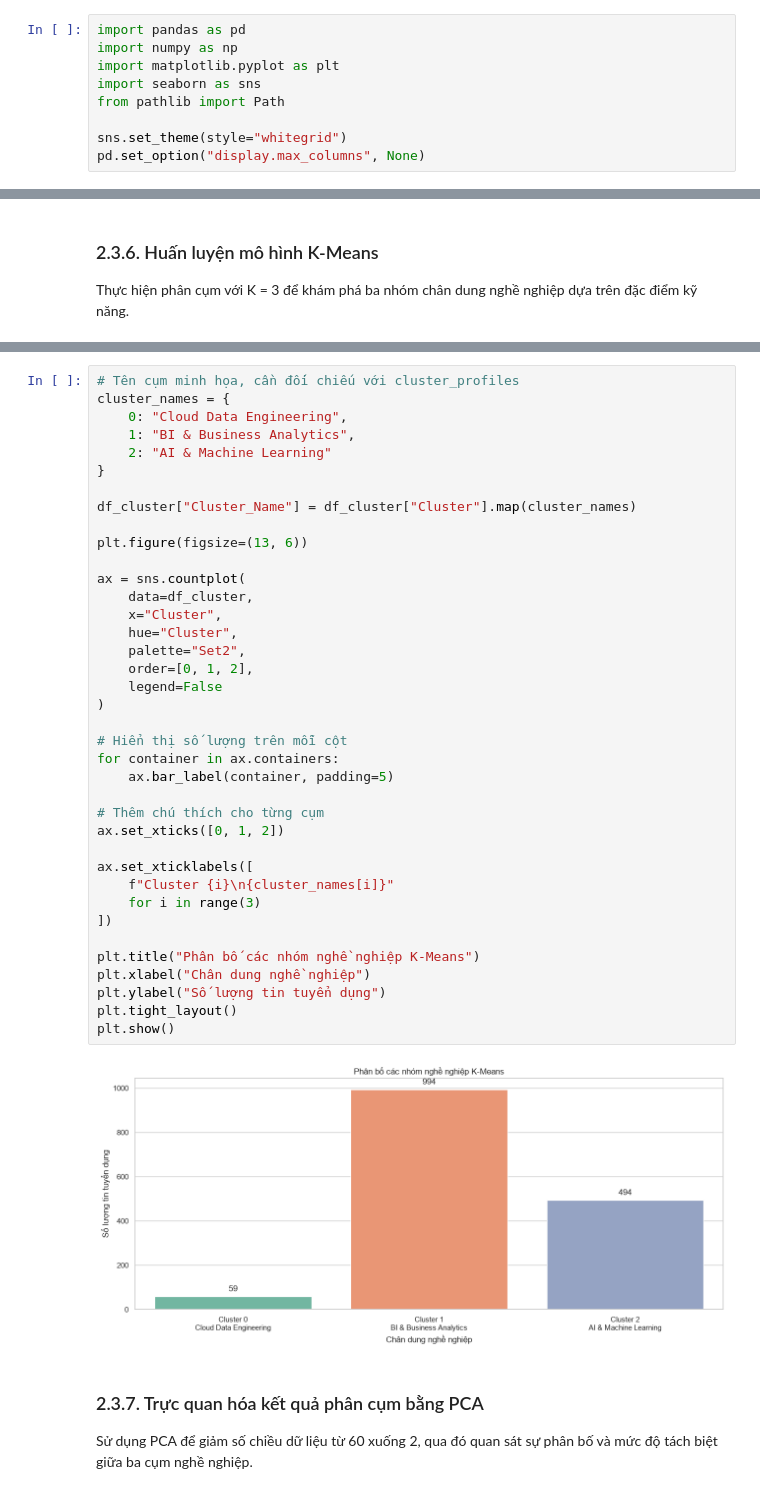
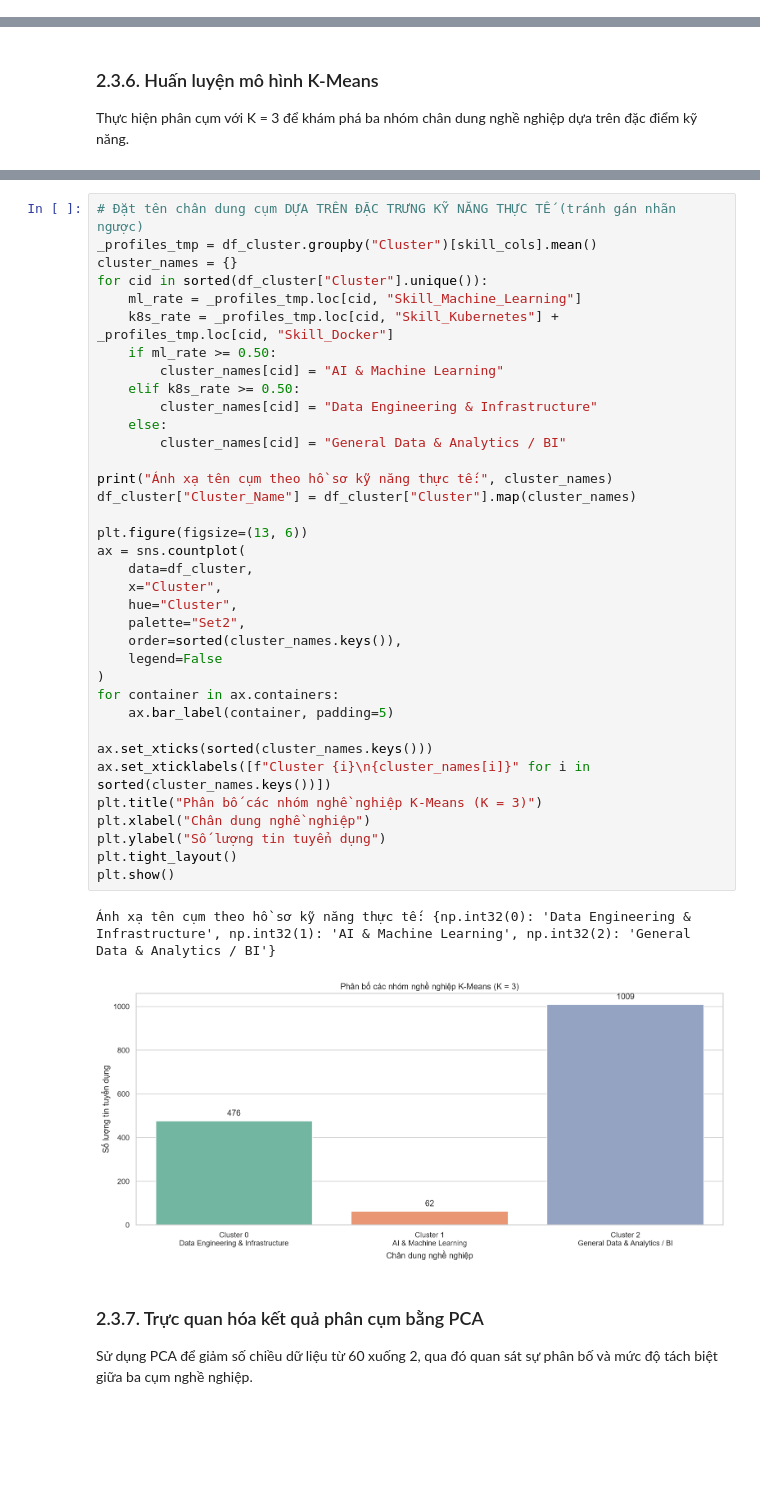
Before and after one commit to NguyenSonDong/crawl-data-job-it-, a Jupyter notebook: notebooks/TV2_EDA_Clustering_Apriori.ipynb, the cells around one changed output, grey strips where cells are left out. Saved outputs shown, nothing was run; the diff lists cells and outputs as text; blank space fills up the shorter version.

```diff
--- a/notebooks/TV2_EDA_Clustering_Apriori.ipynb
+++ b/notebooks/TV2_EDA_Clustering_Apriori.ipynb
@@ -494,15 +620,6 @@ Dữ liệu sau chuẩn hóa:
    1.35977465  1.42803807  1.95047374  2.14594326  2.53722289  2.01795222]]
 # %% [markdown]
 ### 2.3.3. Xác định số cụm bằng Elbow Method
-# %%
-import pandas as pd
-import numpy as np
-import matplotlib.pyplot as plt
-import seaborn as sns
-from pathlib import Path
-
-sns.set_theme(style="whitegrid")
-pd.set_option("display.max_columns", None)
 # %%
 inertias = []
 K_range = range(1, 11)
@@ -667,43 +784,42 @@ cluster_summary
 # %%
-# Tên cụm minh họa, cần đối chiếu với cluster_profiles
-cluster_names = {
-    0: "Cloud Data Engineering",
-    1: "BI & Business Analytics",
-    2: "AI & Machine Learning"
-}
+# Đặt tên chân dung cụm DỰA TRÊN ĐẶC TRƯNG KỸ NĂNG THỰC TẾ (tránh gán nhãn ngược)
+_profiles_tmp = df_cluster.groupby("Cluster")[skill_cols].mean()
+cluster_names = {}
+for cid in sorted(df_cluster["Cluster"].unique()):
+    ml_rate = _profiles_tmp.loc[cid, "Skill_Machine_Learning"]
+    k8s_rate = _profiles_tmp.loc[cid, "Skill_Kubernetes"] + _profiles_tmp.loc[cid, "Skill_Docker"]
+    if ml_rate >= 0.50:
+        cluster_names[cid] = "AI & Machine Learning"
+    elif k8s_rate >= 0.50:
+        cluster_names[cid] = "Data Engineering & Infrastructure"
+    else:
+        cluster_names[cid] = "General Data & Analytics / BI"
 
+print("Ánh xạ tên cụm theo hồ sơ kỹ năng thực tế:", cluster_names)
 df_cluster["Cluster_Name"] = df_cluster["Cluster"].map(cluster_names)
 
 plt.figure(figsize=(13, 6))
-
 ax = sns.countplot(
     data=df_cluster,
     x="Cluster",
     hue="Cluster",
     palette="Set2",
-    order=[0, 1, 2],
+    order=sorted(cluster_names.keys()),
     legend=False
 )
-
-# Hiển thị số lượng trên mỗi cột
 for container in ax.containers:
     ax.bar_label(container, padding=5)
 
-# Thêm chú thích cho từng cụm
-ax.set_xticks([0, 1, 2])
-
-ax.set_xticklabels([
-    f"Cluster {i}\n{cluster_names[i]}"
-    for i in range(3)
-])
-
-plt.title("Phân bố các nhóm nghề nghiệp K-Means")
+ax.set_xticks(sorted(cluster_names.keys()))
+ax.set_xticklabels([f"Cluster {i}\n{cluster_names[i]}" for i in sorted(cluster_names.keys())])
+plt.title("Phân bố các nhóm nghề nghiệp K-Means (K = 3)")
 plt.xlabel("Chân dung nghề nghiệp")
 plt.ylabel("Số lượng tin tuyển dụng")
 plt.tight_layout()
 plt.show()
 # %% [output]
+Ánh xạ tên cụm theo hồ sơ kỹ năng thực tế: {np.int32(0): 'Data Engineering & Infrastructure', np.int32(1): 'AI & Machine Learning', np.int32(2): 'General Data & Analytics / BI'}
-[figure, old version]
+[figure, new version]
 # %% [markdown]
 ### 2.3.7. Trực quan hóa kết quả phân cụm bằng PCA
 
```
Also changed, not shown: parts of 36 cells of this notebook, 12 other files.
